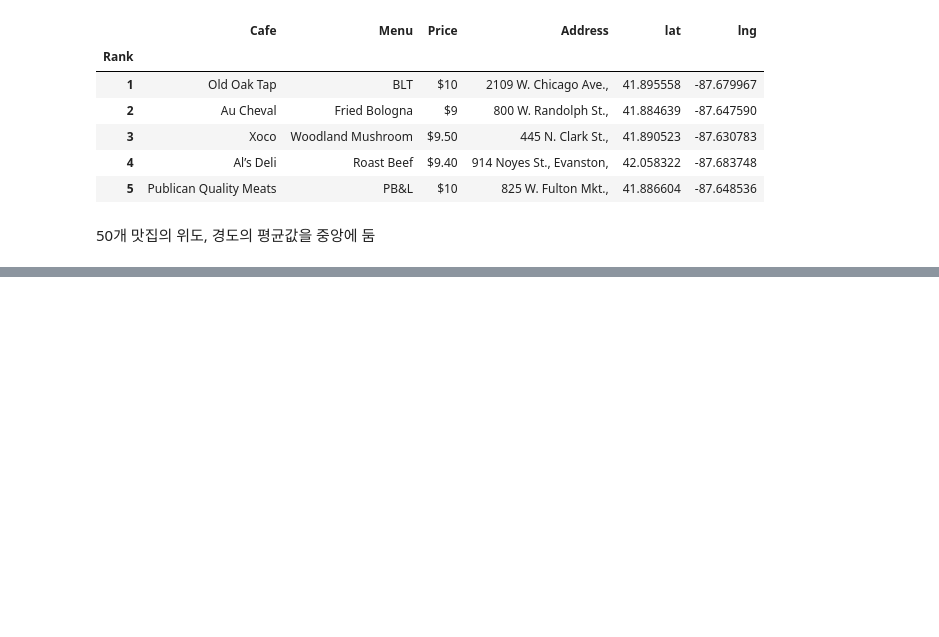
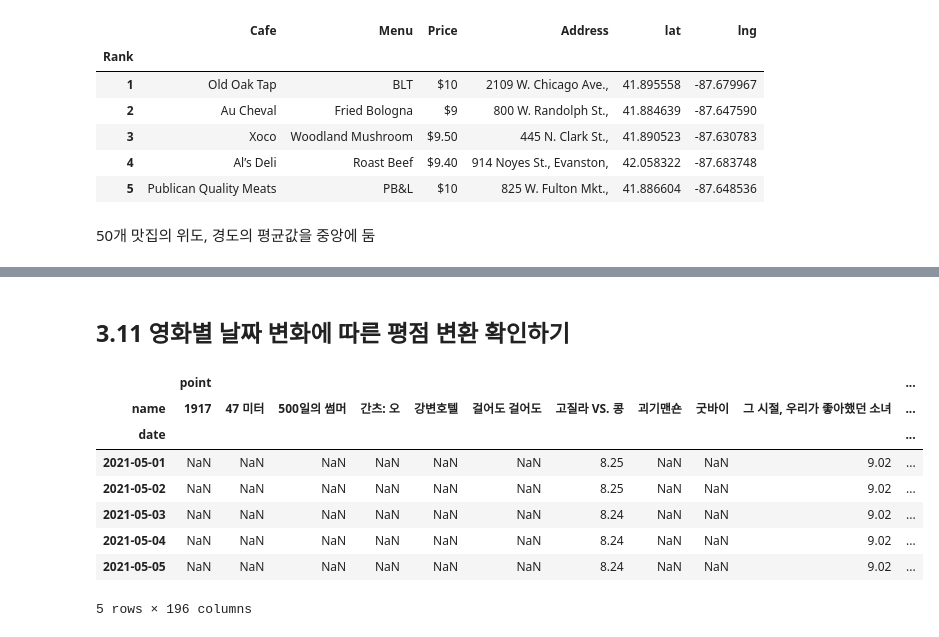
Before and after one commit to moneyflo/Data_Handling, a Jupyter notebook: code/dh_chap_03.ipynb, the cells around one changed output, grey strips where cells are left out. Saved outputs shown, nothing was run; the diff lists cells and outputs as text; code cells hidden in the pictures; blank space fills up the shorter version.

```diff
--- a/code/dh_chap_03.ipynb
+++ b/code/dh_chap_03.ipynb
@@ -818,0 +887,3 @@ mapping
+# %%
+date = pd.date_range('2021-5-1', periods=100, freq='D')
+date[-5:]
@@ -818,0 +1016,16 @@ mapping
+# %% [markdown]
+## 3.11 영화별 날짜 변화에 따른 평점 변환 확인하기
+# %%
+movie_pivot = pd.pivot_table(movie, index=['date'], columns=['name'], values=['point'])
+
+movie_pivot.head()
+# %% [output]
+|  | point |  |  |  |  |  |  |  |  |  | ... |
+| name | 1917 | 47 미터 | 500일의 썸머 | 간츠: 오 | 강변호텔 | 걸어도 걸어도 | 고질라 VS. 콩 | 괴기맨숀 | 굿바이 | 그 시절, 우리가 좋아했던 소녀 | ... |
+| date |  |  |  |  |  |  |  |  |  |  | ... |
+| 2021-05-01 | NaN | NaN | NaN | NaN | NaN | NaN | 8.25 | NaN | NaN | 9.02 | ... |
+| 2021-05-02 | NaN | NaN | NaN | NaN | NaN | NaN | 8.25 | NaN | NaN | 9.02 | ... |
+| 2021-05-03 | NaN | NaN | NaN | NaN | NaN | NaN | 8.24 | NaN | NaN | 9.02 | ... |
+| 2021-05-04 | NaN | NaN | NaN | NaN | NaN | NaN | 8.24 | NaN | NaN | 9.02 | ... |
+| 2021-05-05 | NaN | NaN | NaN | NaN | NaN | NaN | 8.24 | NaN | NaN | 9.02 | ... |
+5 rows × 196 columns
```
Also changed, not shown: parts of 26 cells of this notebook.
